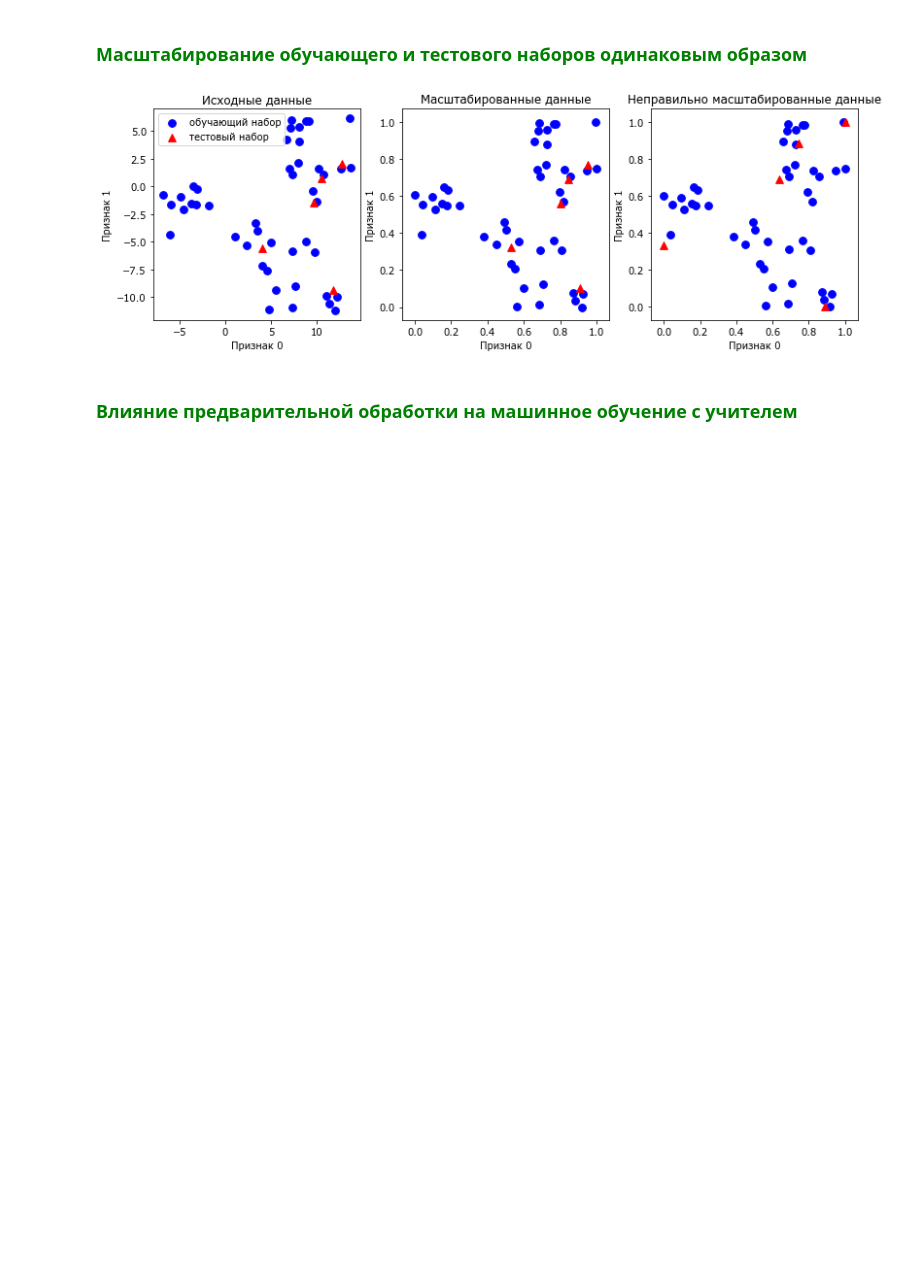
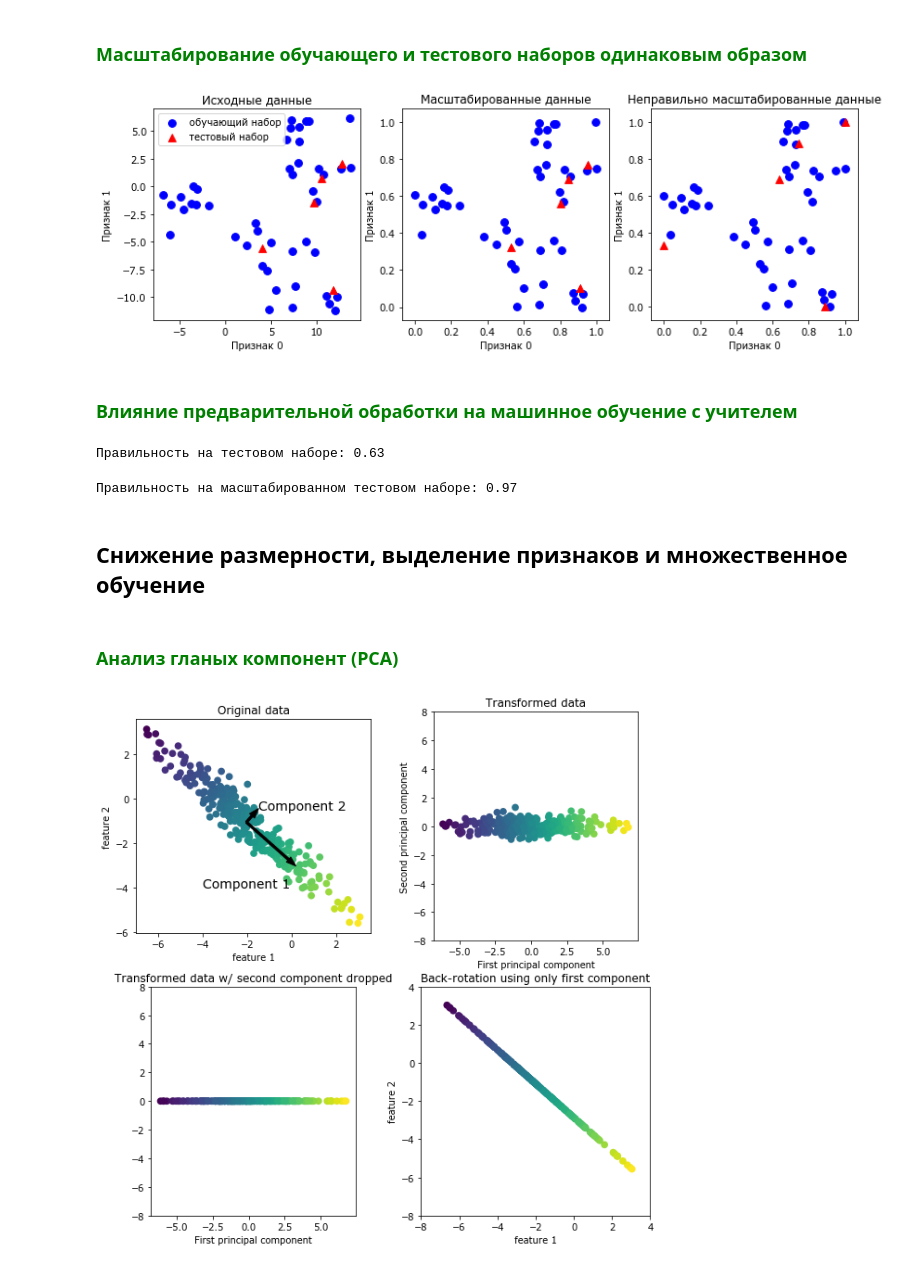
Before and after one commit to azamind/ml-intro, a Jupyter notebook: code/Chapter3.ipynb, the cells around one changed output. Cells and saved outputs as stored; diff of their text form; code cells hidden in the pictures; blank space fills up the shorter version.

```diff
--- a/code/Chapter3.ipynb
+++ b/code/Chapter3.ipynb
@@ -126,3 +127,36 @@ for ax in axes:
 [figure]
 # %% [markdown]
 <h3 style="color: green;">Влияние предварительной обработки на машинное обучение с учителем</h3>
+# %%
+from sklearn.svm import SVC
+
+cancer = load_breast_cancer()
+X_train, X_test, y_train, y_test = train_test_split(cancer.data, cancer.target, random_state=0)
+svm = SVC(kernel='rbf', C=100, gamma=0.1)
+svm.fit(X_train, y_train)
+print("Правильность на тестовом наборе: {:.2f}".format(svm.score(X_test, y_test)))
+# %% [output]
+Правильность на тестовом наборе: 0.63
+# %%
+# отмасшатибирум преждем чем сделать подгонку под SVC модели
+scaler = MinMaxScaler()
+scaler.fit(X_train)
+X_train_scaler = scaler.transform(X_train)
+X_test_scaler = scaler.transform(X_test)
+
+# построение SVM модели для масштабированных обучающих данных
+svm.fit(X_train_scaler, y_train)
+
+# оценка правильности для масштабированного тестового набора
+print("Правильность на масштабированном тестовом наборе: {:.2f}".format(svm.score(X_test_scaler, y_test)))
+# %% [output]
+Правильность на масштабированном тестовом наборе: 0.97
+# %% [markdown]
+## Снижение размерности, выделение признаков и множественное обучение
+# %% [markdown]
+<h3 style="color: green;">Анализ гланых компонент (PCA)</h3>
+# %%
+# результат применения метода PCA к синтетическому двумерному массиву данных
+mglearn.plots.plot_pca_illustration()
+# %% [output]
+[figure, added]
```
Also changed, not shown: parts of 43 cells of this notebook.
